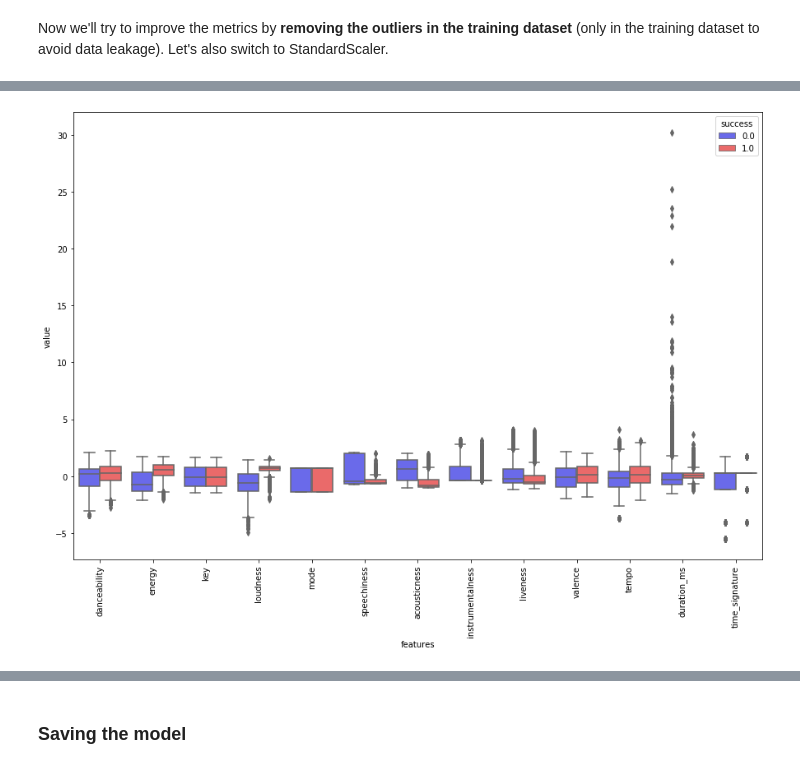
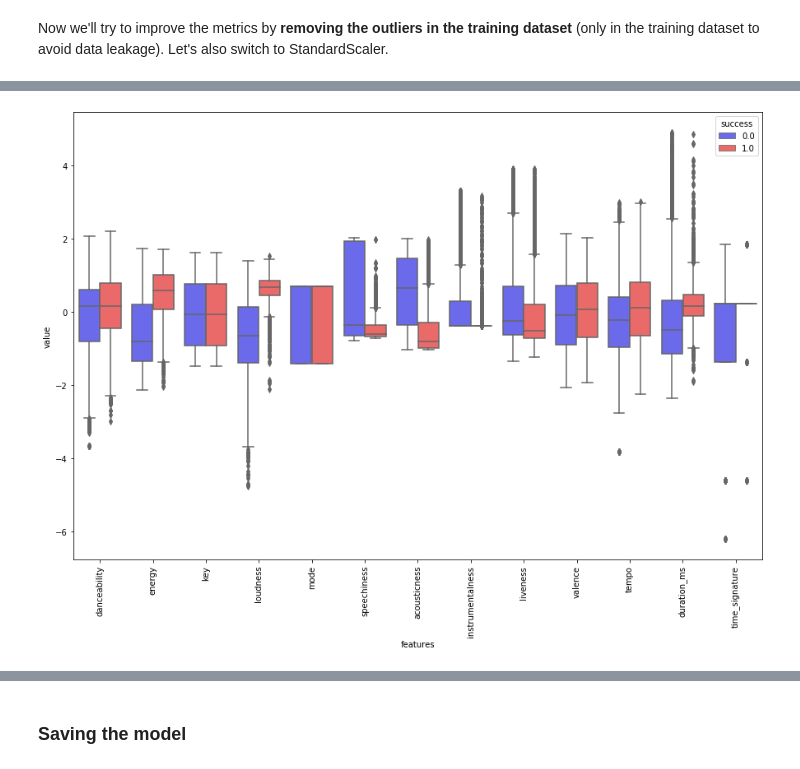
Before and after one commit to daniel-isidro/hot_n_pop_song_machine, a Jupyter notebook: modeling/modeling.ipynb, the cells around one changed output, grey strips where cells are left out. Saved outputs shown, nothing was run; the diff lists cells and outputs as text; code cells hidden in the pictures.

```diff
--- a/modeling/modeling.ipynb
+++ b/modeling/modeling.ipynb
@@ -1371,6 +1119,7 @@ param_grid = {'classifier__learning_rate': [0.1, 0.01],
 CV = GridSearchCV(clf,
                   param_grid,
                   scoring='accuracy',
+                  return_train_score=True,
                   n_jobs=-1)
 
 CV.fit(X_train_cleaned, y_train_cleaned)
@@ -1445,18 +1215,16 @@ Removing **650+ outliers** in the training set **does seem** to help improving a
 # %%
-# Before removing the outliers
+# Boxplot after removing the outliers
 
-import seaborn as sns
-
-data_dia = y_train
-data = X_train
+data_dia = y_train_cleaned
+data = X_train_cleaned
 data_n_2 = (data - data.mean()) / (data.std())      # standardization and unpivot for violin and box plots
 data = pd.concat([y,data_n_2.iloc[:,0:13]],axis=1)
 data = pd.melt(data,id_vars="success",
                     var_name="features",
                     value_name='value')
 plt.figure(figsize=(15,10))
 #ax = sns.violinplot(x="features", y="value", hue="success", data=data,split=True, inner="quart", palette='seismic')
 ax = sns.boxplot(x="features", y="value", hue="success", data=data, palette='seismic')
 plt.xticks(rotation=90);
 # %% [output]
-[figure, old version]
+[figure, new version]
```
Also changed, not shown: parts of 41 cells of this notebook.
